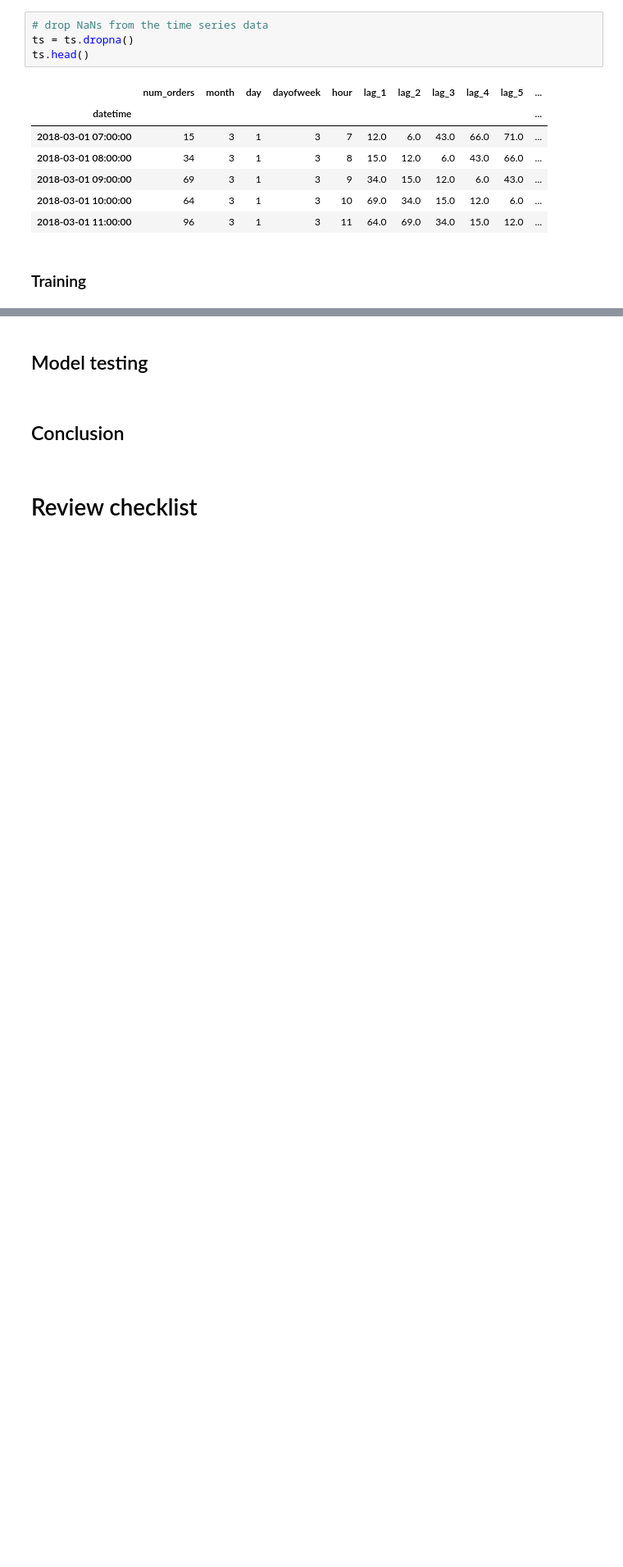
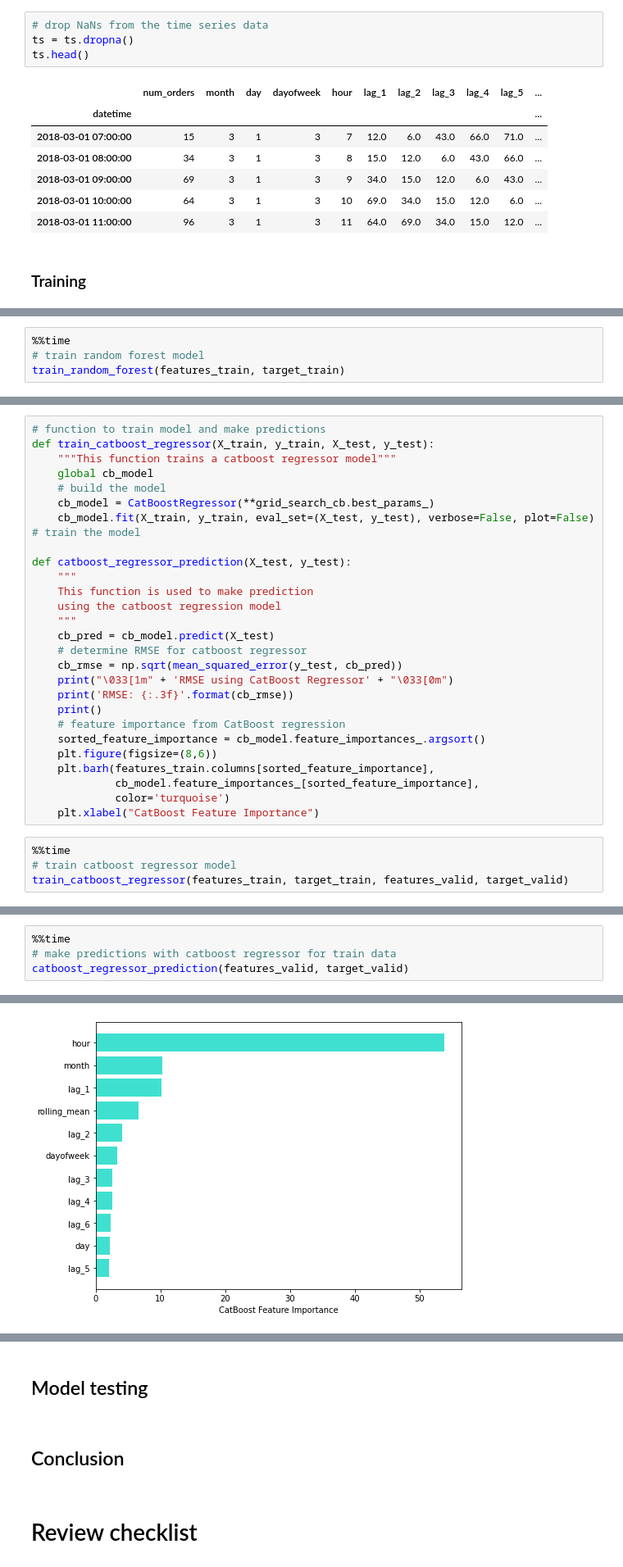
Before and after one commit to chuksoo/taxi_orders_predictionML, a Jupyter notebook: taxi_orders_predictionML.ipynb, the cells around one changed output, grey strips where cells are left out. Shown at 82% size. Cells and saved outputs as stored; diff of their text form; blank space fills up the shorter version.

```diff
--- a/taxi_orders_predictionML.ipynb
+++ b/taxi_orders_predictionML.ipynb
@@ -514,0 +658,4 @@ ts.head()
+# %%
+%%time
+# train random forest model
+train_random_forest(features_train, target_train)
@@ -514,0 +715,31 @@ ts.head()
+# %%
+# function to train model and make predictions
+def train_catboost_regressor(X_train, y_train, X_test, y_test):
+    """This function trains a catboost regressor model"""
+    global cb_model
+    # build the model
+    cb_model = CatBoostRegressor(**grid_search_cb.best_params_)
+    cb_model.fit(X_train, y_train, eval_set=(X_test, y_test), verbose=False, plot=False) # train the model
+
+def catboost_regressor_prediction(X_test, y_test):
+    """
+    This function is used to make prediction
+    using the catboost regression model
+    """
+    cb_pred = cb_model.predict(X_test)
+    # determine RMSE for catboost regressor
+    cb_rmse = np.sqrt(mean_squared_error(y_test, cb_pred))
+    print("\033[1m" + 'RMSE using CatBoost Regressor' + "\033[0m")
+    print('RMSE: {:.3f}'.format(cb_rmse))
+    print()
+    # feature importance from CatBoost regression
+    sorted_feature_importance = cb_model.feature_importances_.argsort()
+    plt.figure(figsize=(8,6))
+    plt.barh(features_train.columns[sorted_feature_importance],
+             cb_model.feature_importances_[sorted_feature_importance],
+             color='turquoise')
+    plt.xlabel("CatBoost Feature Importance")
+# %%
+%%time
+# train catboost regressor model
+train_catboost_regressor(features_train, target_train, features_valid, target_valid)
@@ -514,0 +748,5 @@ ts.head()
+# %%
+%%time
+# make predictions with catboost regressor for train data
+catboost_regressor_prediction(features_valid, target_valid)
+# %% [output]
@@ -514,0 +757 @@ ts.head()
+[figure, added]
```
Also changed, not shown: parts of 36 cells of this notebook, 6 other files.
